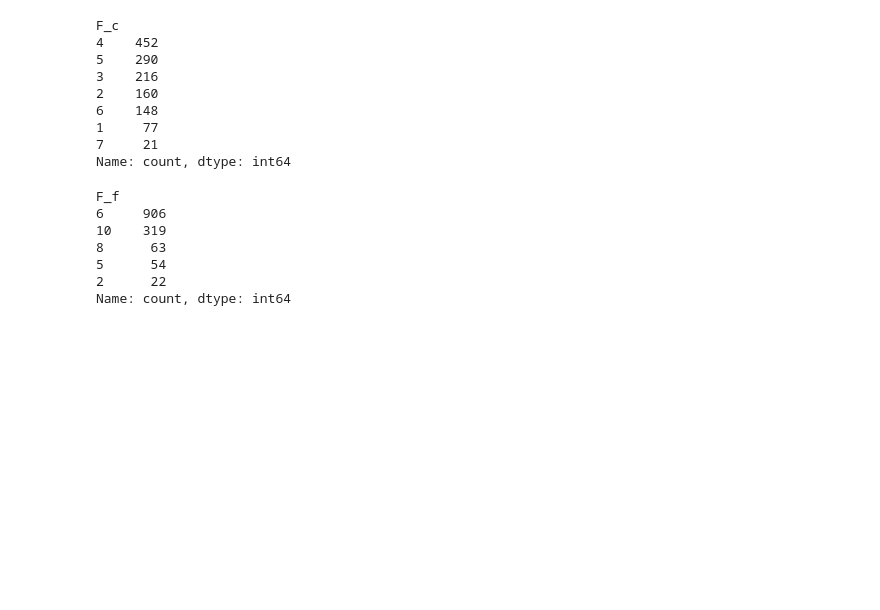
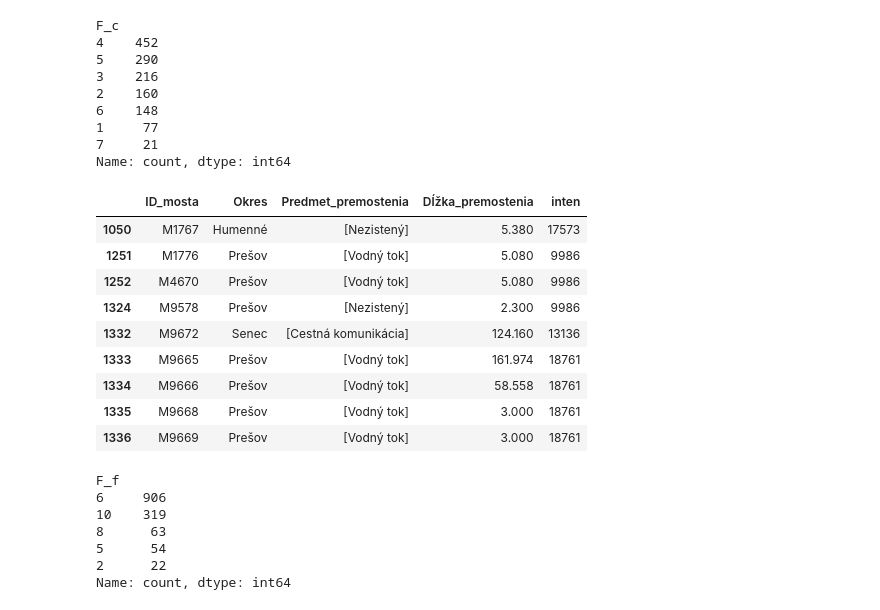
Before and after one commit to Medvedku/Bridges, a Jupyter notebook: 00_SSC/04_rizikovosť.ipynb, the cells around one changed output. Drawn from its saved outputs; the diff is of its cells as text; code cells hidden in the pictures; blank space fills up the shorter version.

```diff
--- a/00_SSC/04_rizikovosť.ipynb
+++ b/00_SSC/04_rizikovosť.ipynb
@@ -213,6 +213,26 @@ F_c
 1     77
 7     21
 Name: count, dtype: int64
+# %%
+filtered_bridges_SSC['Material'].value_counts()
+
+# Filter bridges where "Iná prekážka" is present in the list of "Predmet_premostenia"
+filtered_bridges_with_nezis = filtered_bridges_SSC[filtered_bridges_SSC['Material'].apply(
+    lambda x: 'Nezistený' in x)]
+
+filtered_bridges_with_nezis[[
+    "ID_mosta", "Okres", "Predmet_premostenia", "Dĺžka_premostenia", "inten"]]
+# %% [output]
+|  | ID_mosta | Okres | Predmet_premostenia | Dĺžka_premostenia | inten |
+| 1050 | M1767 | Humenné | [Nezistený] | 5.380 | 17573 |
+| 1251 | M1776 | Prešov | [Vodný tok] | 5.080 | 9986 |
+| 1252 | M4670 | Prešov | [Vodný tok] | 5.080 | 9986 |
+| 1324 | M9578 | Prešov | [Nezistený] | 2.300 | 9986 |
+| 1332 | M9672 | Senec | [Cestná komunikácia] | 124.160 | 13136 |
+| 1333 | M9665 | Prešov | [Vodný tok] | 161.974 | 18761 |
+| 1334 | M9666 | Prešov | [Vodný tok] | 58.558 | 18761 |
+| 1335 | M9668 | Prešov | [Vodný tok] | 3.000 | 18761 |
+| 1336 | M9669 | Prešov | [Vodný tok] | 3.000 | 18761 |
 # %%
 # Define a dictionary mapping materials to their corresponding values
 material_mapping = {
```
Also changed, not shown: parts of 4 cells of this notebook, 15 other files.
